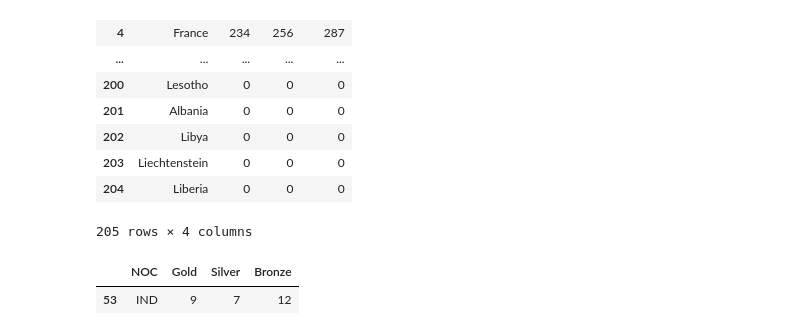
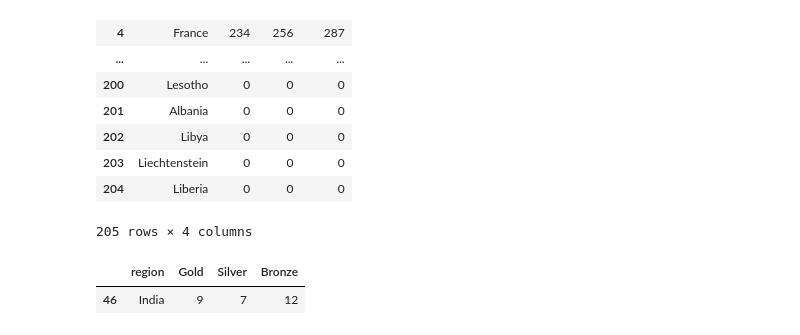
Before and after one commit to katyalmohit/olympic-analysis, a Jupyter notebook: main/analysis.ipynb, the cells around one changed output. Saved outputs shown, nothing was run; the diff lists cells and outputs as text; code cells hidden in the pictures.

Commit message:
Get total medals

```diff
--- a/main/analysis.ipynb
+++ b/main/analysis.ipynb
@@ -272,7 +272,7 @@ medal_tally.groupby('region').sum()[['Gold', 'Silver', 'Bronze']].sort_values('G
 # %%
 medal_tally = medal_tally.groupby('region').sum()[['Gold', 'Silver', 'Bronze']].sort_values('Gold', ascending = False).reset_index()
 # %%
-medal_tally[medal_tally['region']== 'IND']
+medal_tally[medal_tally['region']== 'India']
 # %% [output]
-|  | NOC | Gold | Silver | Bronze |
-| 53 | IND | 9 | 7 | 12 |
+|  | region | Gold | Silver | Bronze |
+| 46 | India | 9 | 7 | 12 |
```
Also changed, not shown: parts of 1 cell of this notebook.
